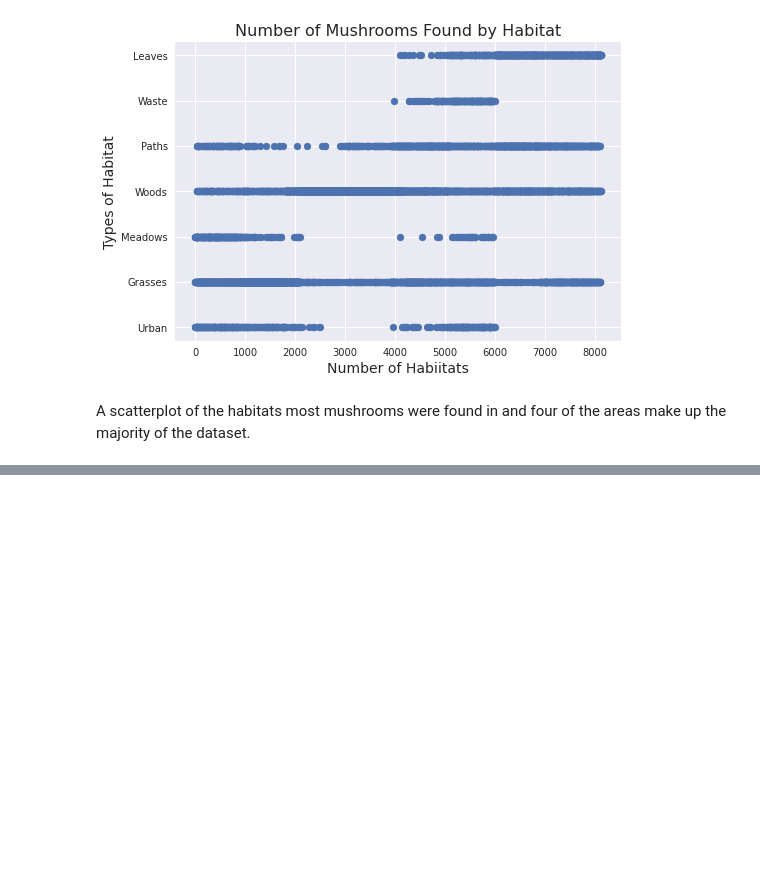
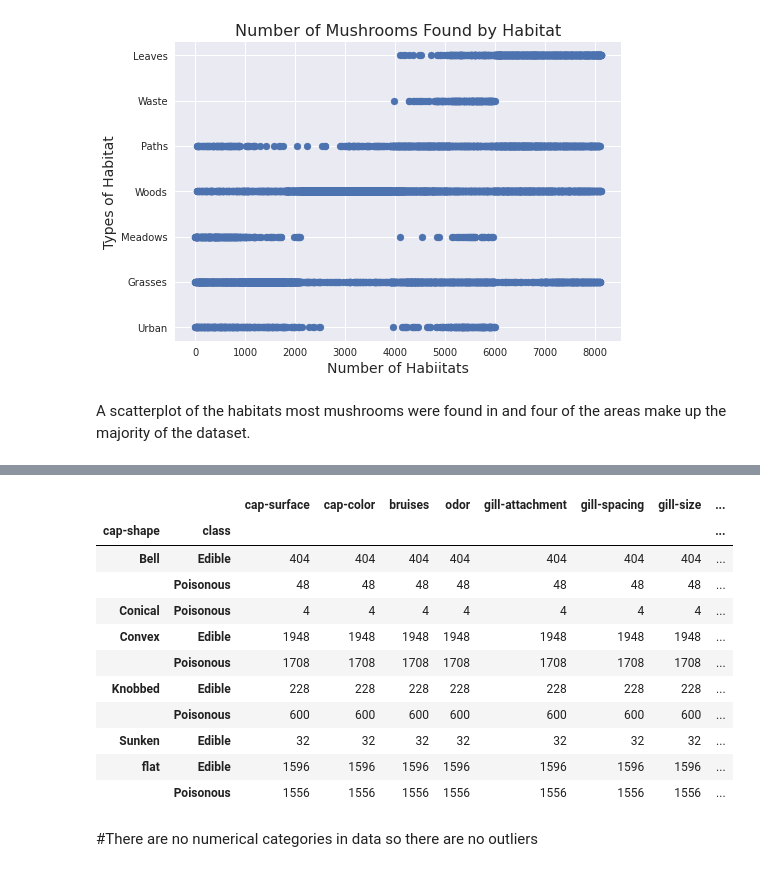
Before and after one commit to TopData530/ML-Sales-Prediction, a Jupyter notebook: Project_2_Part_2.ipynb, the cells around one changed output, grey strips where cells are left out. Drawn from its saved outputs; the diff is of its cells as text; code cells hidden in the pictures; blank space fills up the shorter version.

```diff
--- a/Project_2_Part_2.ipynb
+++ b/Project_2_Part_2.ipynb
@@ -319,0 +375,17 @@ A scatterplot of the habitats most mushrooms were found in and four of the areas
+# %%
+ml_df.groupby(by=['cap-shape','class']).count()
+# %% [output]
+|  |  | cap-surface | cap-color | bruises | odor | gill-attachment | gill-spacing | gill-size | ... |
+| cap-shape | class |  |  |  |  |  |  |  | ... |
+| Bell | Edible | 404 | 404 | 404 | 404 | 404 | 404 | 404 | ... |
+|  | Poisonous | 48 | 48 | 48 | 48 | 48 | 48 | 48 | ... |
+| Conical | Poisonous | 4 | 4 | 4 | 4 | 4 | 4 | 4 | ... |
+| Convex | Edible | 1948 | 1948 | 1948 | 1948 | 1948 | 1948 | 1948 | ... |
+|  | Poisonous | 1708 | 1708 | 1708 | 1708 | 1708 | 1708 | 1708 | ... |
+| Knobbed | Edible | 228 | 228 | 228 | 228 | 228 | 228 | 228 | ... |
+|  | Poisonous | 600 | 600 | 600 | 600 | 600 | 600 | 600 | ... |
+| Sunken | Edible | 32 | 32 | 32 | 32 | 32 | 32 | 32 | ... |
+| flat | Edible | 1596 | 1596 | 1596 | 1596 | 1596 | 1596 | 1596 | ... |
+|  | Poisonous | 1556 | 1556 | 1556 | 1556 | 1556 | 1556 | 1556 | ... |
+# %% [markdown]
+#There are no numerical categories in data so there are no outliers
```
Also changed, not shown: parts of 14 cells of this notebook.
